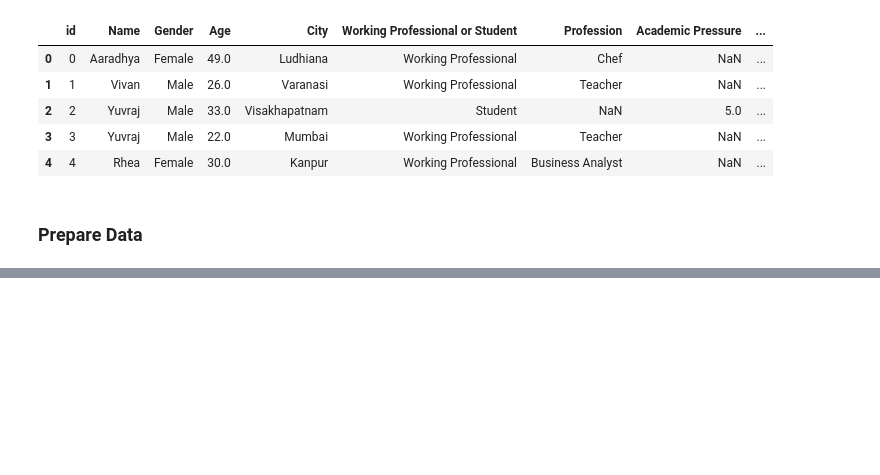
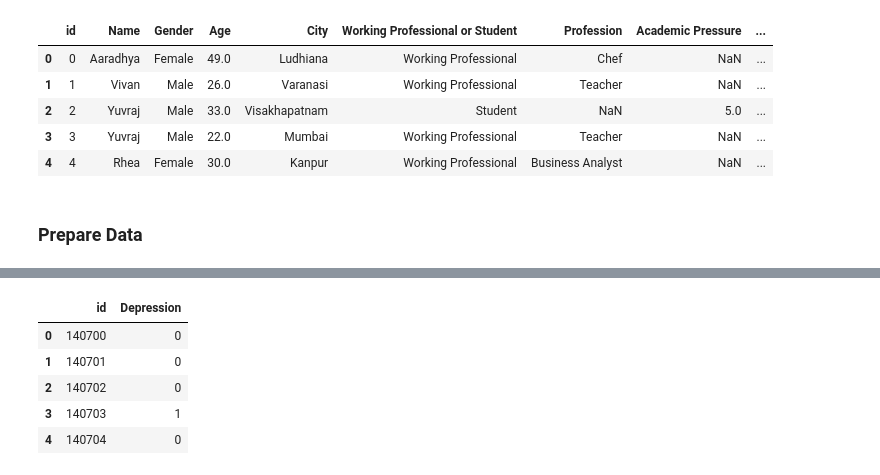
Before and after one commit to ypj95/kc_mental_health2024, a Jupyter notebook: notebooks/cat_boost.ipynb, the cells around one changed output, grey strips where cells are left out. Cells and saved outputs as stored; diff of their text form; code cells hidden in the pictures; blank space fills up the shorter version.

```diff
--- a/notebooks/cat_boost.ipynb
+++ b/notebooks/cat_boost.ipynb
@@ -180,0 +256,76 @@ MetricVisualizer(layout=Layout(align_self='stretch', height='500px'))
+# %%
+# Convert categorical columns to strings to avoid CatBoost errors
+for col in categorical_columns:
+    train_preprocessed[col] = train_preprocessed[col].astype(str)
+    test_preprocessed[col] = test_preprocessed[col].astype(str)
+
+
+# Prepare data
+X = train_preprocessed.drop(columns=["Depression"])
+y = train_preprocessed["Depression"]
+X_test = test_preprocessed
+
+# Initialize arrays to store out-of-fold predictions and test predictions
+oof_preds = np.zeros(len(X))
+test_preds = np.zeros(len(X_test))
+
+# Stratified K-Fold cross-validation
+n_splits = 5
+skf = StratifiedKFold(n_splits=n_splits, shuffle=True, random_state=42)
+
+with tqdm(total=n_splits, desc="Folds") as pbar:
+    for fold, (train_idx, val_idx) in enumerate(skf.split(X, y)):
+        X_train_fold, X_val_fold = X.iloc[train_idx], X.iloc[val_idx]
+        y_train_fold, y_val_fold = y.iloc[train_idx], y.iloc[val_idx]
+
+        # Create Pool objects for CatBoost with categorical columns only
+        train_pool = Pool(
+            data=X_train_fold,
+            label=y_train_fold,
+            cat_features=categorical_columns,
+        )
+        val_pool = Pool(
+            data=X_val_fold,
+            label=y_val_fold,
+            cat_features=categorical_columns,
+        )
+
+        # Initialize and train the model
+        model = CatBoostClassifier(
+            iterations=1000,
+            learning_rate=0.1,
+            depth=6,
+            loss_function="Logloss",
+            eval_metric="Accuracy",
+            random_seed=42,
+            logging_level="Silent",
+        )
+        model.fit(train_pool, eval_set=val_pool)
+
+        # Predict on validation fold
+        oof_preds[val_idx] = model.predict_proba(val_pool)[:, 1]
+
+        # Predict on test set and accumulate predictions
+        test_pool = Pool(
+            data=X_test,
+            cat_features=categorical_columns,
+        )
+        test_preds += model.predict_proba(test_pool)[:, 1] / n_splits
+
+        pbar.update(1)
+
+# Evaluate out-of-fold predictions
+auc_score = roc_auc_score(y, oof_preds)
+accuracy = accuracy_score(y, (oof_preds >= 0.5).astype(int))
+print(f"Out-of-Fold ROC AUC: {auc_score:.4f}")
+print(f"Out-of-Fold Accuracy: {accuracy:.4f}")
+
+# Generate final predictions on test set
+y_test_pred = (test_preds >= 0.5).astype(int)
+
+# Save predictions to submission file
+submission = pd.read_csv(path_data / "sample_submission.csv")
+submission["Depression"] = y_test_pred
+submission.to_csv(path_data / "submission.csv", index=False)
+submission.head()
+# %% [output]
@@ -180,0 +334,6 @@ MetricVisualizer(layout=Layout(align_self='stretch', height='500px'))
+|  | id | Depression |
+| 0 | 140700 | 0 |
+| 1 | 140701 | 0 |
+| 2 | 140702 | 0 |
+| 3 | 140703 | 1 |
+| 4 | 140704 | 0 |
```
Also changed, not shown: parts of 9 cells of this notebook, 4 other files.
